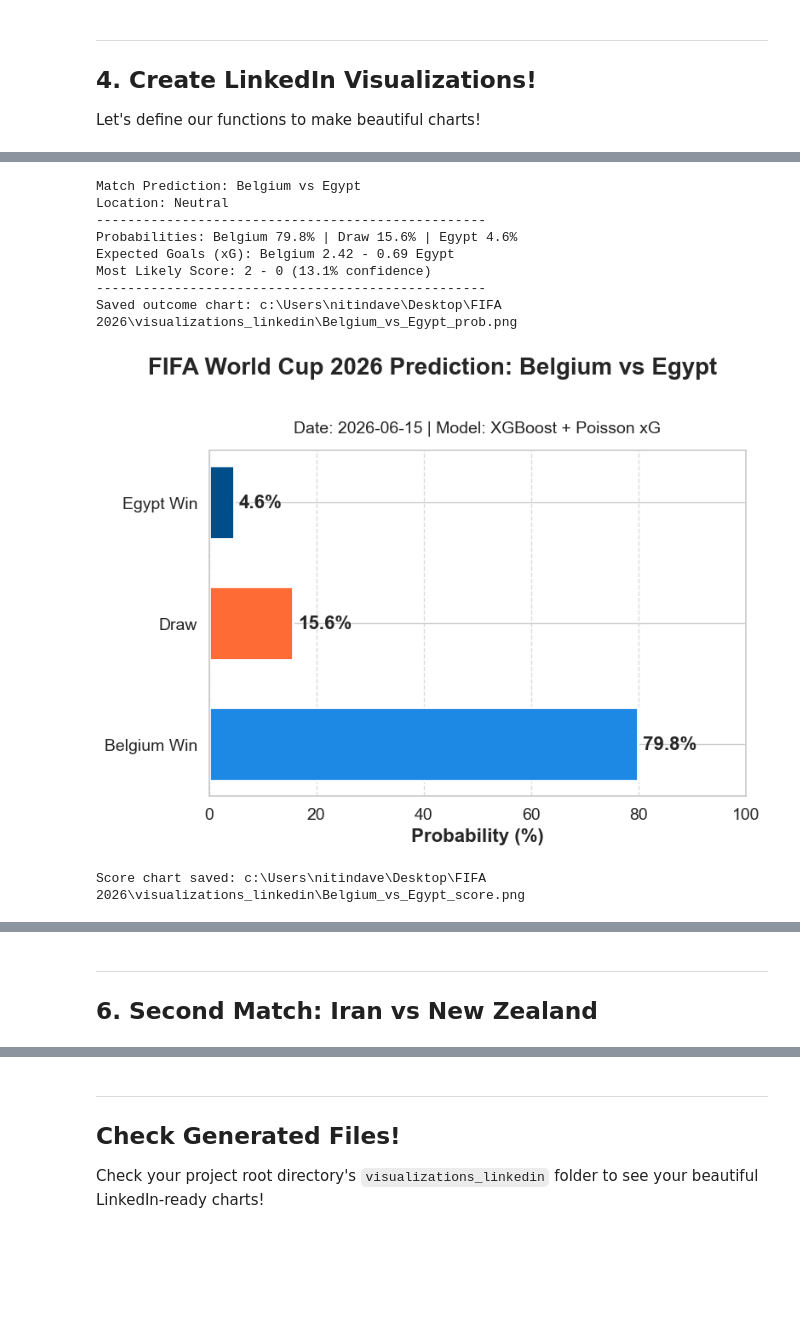
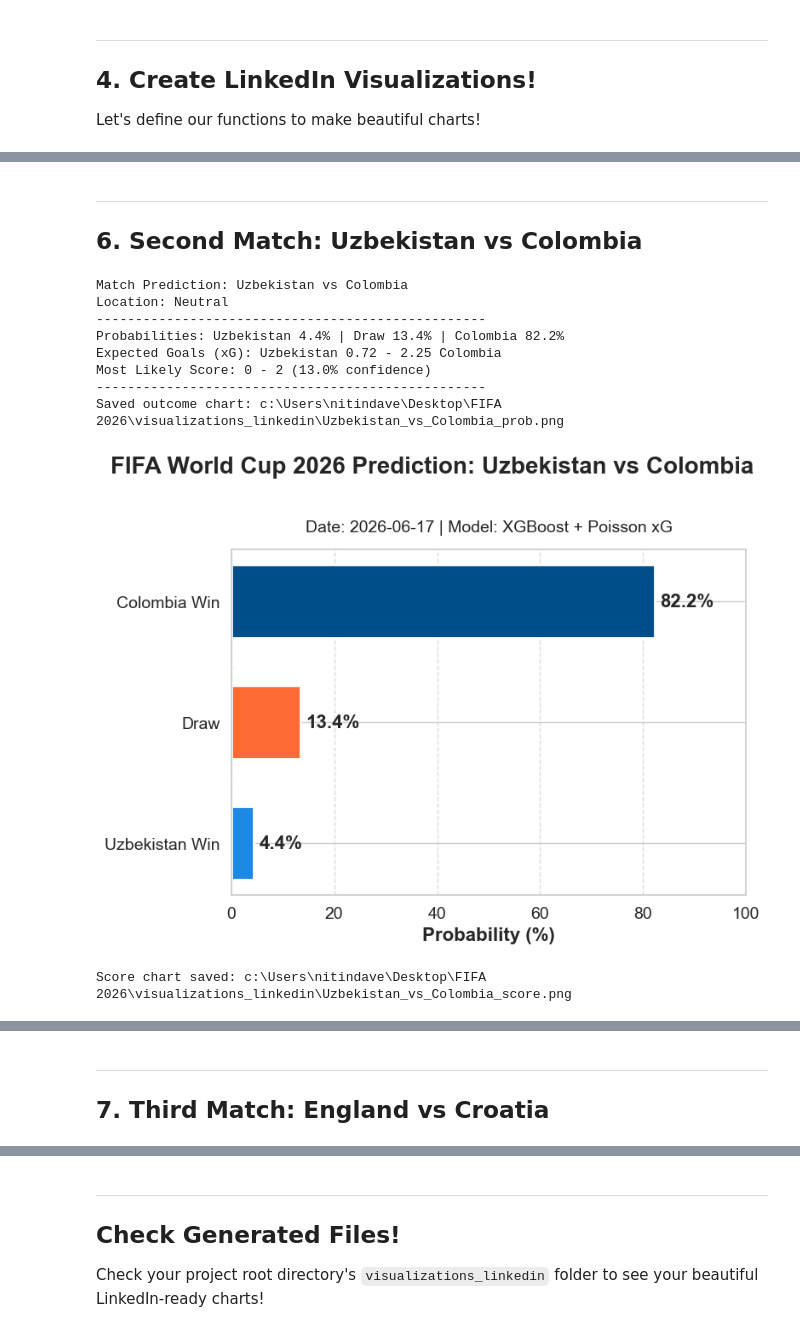
Before and after one commit to nitindavegit/FIFA-2026-Predictions, a Jupyter notebook: notebooks/04_LinkedIn_Presentation.ipynb, the cells around one changed output, grey strips where cells are left out. Drawn from its saved outputs; the diff is of its cells as text; code cells hidden in the pictures; blank space fills up the shorter version.

```diff
--- a/notebooks/04_LinkedIn_Presentation.ipynb
+++ b/notebooks/04_LinkedIn_Presentation.ipynb
@@ -86,7 +86,7 @@ matches[['home_team', 'away_team', 'tournament']]
 
 Let's define our functions to make beautiful charts!
 # %%
-def generate_outcome_chart(home_team, away_team, probs, date_str="2026-06-15"):
+def generate_outcome_chart(home_team, away_team, probs, date_str="2026-06-17"):
     fig, ax = plt.subplots(figsize=FIGSIZE, dpi=DPI)
 
     colors = ["#1E88E5", "#FF6B35", "#004E89"]
@@ -119,7 +119,7 @@ def generate_outcome_chart(home_team, away_team, probs, date_str="2026-06-15"):
     plt.show()
     plt.close(fig)
 # %%
-def generate_score_heatmap(home_team, away_team, home_xg, away_xg, date_str="2026-06-15"):
+def generate_score_heatmap(home_team, away_team, home_xg, away_xg, date_str="2026-06-17"):
     fig, (ax_heatmap, ax_summary) = plt.subplots(ncols=2, figsize=FIGSIZE, dpi=DPI, gridspec_kw={'width_ratios': [3, 1]})
 
     max_goals=5
@@ -175,0 +176,6 @@ def generate_score_heatmap(home_team, away_team, home_xg, away_xg, date_str="202
+# %%
+pred = predict_match("Portugal", "DR Congo")
+if pred:
+    probs, (home_xg, away_xg) = pred['probs'], pred['xg']
+    generate_outcome_chart("Portugal", "DR Congo", probs)
+    generate_score_heatmap("Portugal", "DR Congo", home_xg, away_xg)
@@ -176,17 +194,20 @@ def generate_score_heatmap(home_team, away_team, home_xg, away_xg, date_str="202
+# %% [markdown]
+---
+## 6. Second Match: Uzbekistan vs Colombia
 # %%
-pred = predict_match("Belgium", "Egypt")
+pred = predict_match("Uzbekistan", "Colombia")
 if pred:
     probs, (home_xg, away_xg) = pred['probs'], pred['xg']
-    generate_outcome_chart("Belgium", "Egypt", probs)
-    generate_score_heatmap("Belgium", "Egypt", home_xg, away_xg)
+    generate_outcome_chart("Uzbekistan", "Colombia", probs)
+    generate_score_heatmap("Uzbekistan", "Colombia", home_xg, away_xg)
 # %% [output]
-Match Prediction: Belgium vs Egypt
+Match Prediction: Uzbekistan vs Colombia
 Location: Neutral
 --------------------------------------------------
-Probabilities: Belgium 79.8% | Draw 15.6% | Egypt 4.6%
-Expected Goals (xG): Belgium 2.42 - 0.69 Egypt
-Most Likely Score: 2 - 0 (13.1% confidence)
+Probabilities: Uzbekistan 4.4% | Draw 13.4% | Colombia 82.2%
+Expected Goals (xG): Uzbekistan 0.72 - 2.25 Colombia
+Most Likely Score: 0 - 2 (13.0% confidence)
 --------------------------------------------------
-Saved outcome chart: c:\Users\nitindave\Desktop\FIFA 2026\visualizations_linkedin\Belgium_vs_Egypt_prob.png
+Saved outcome chart: c:\Users\nitindave\Desktop\FIFA 2026\visualizations_linkedin\Uzbekistan_vs_Colombia_prob.png
-[figure, old version]
+[figure, new version]
-Score chart saved: c:\Users\nitindave\Desktop\FIFA 2026\visualizations_linkedin\Belgium_vs_Egypt_score.png
+Score chart saved: c:\Users\nitindave\Desktop\FIFA 2026\visualizations_linkedin\Uzbekistan_vs_Colombia_score.png
@@ -194,4 +215,4 @@ Score chart saved: c:\Users\nitindave\Desktop\FIFA 2026\visualizations_linkedin\
-# %% [markdown]
----
-## 6. Second Match: Iran vs New Zealand
+# %% [markdown]
+---
+## 7. Third Match: England vs Croatia
 # %%
```
Also changed, not shown: parts of 10 cells of this notebook.
